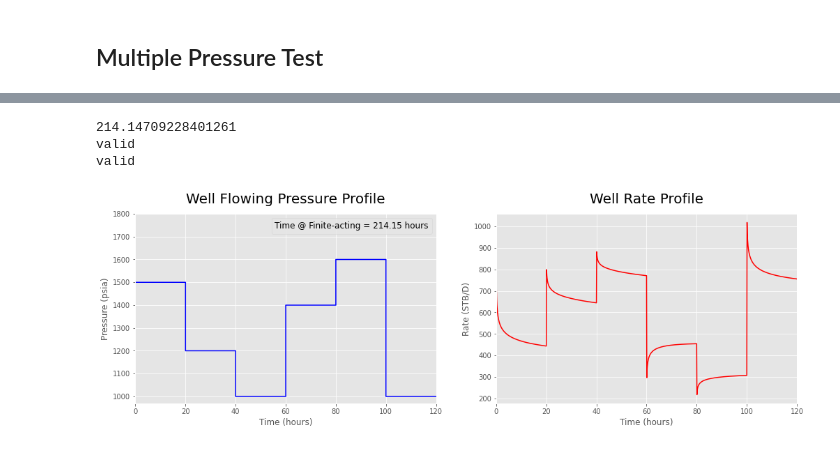
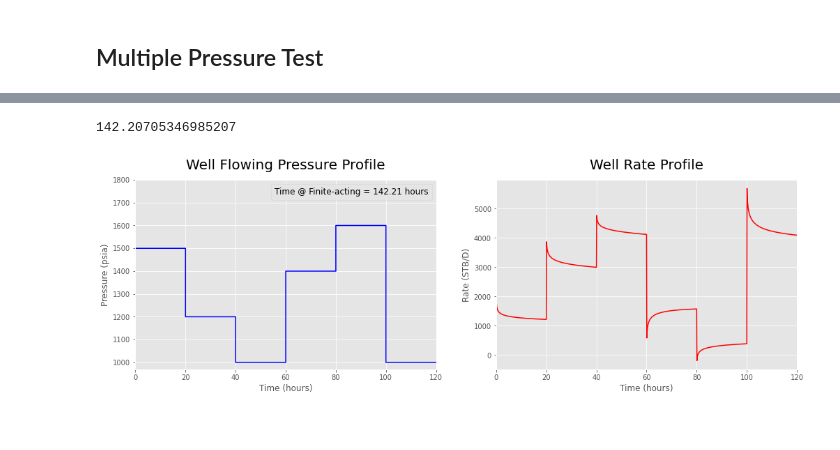
Before and after one commit to yohanesnuwara/pyreservoir, a Jupyter notebook: notebooks/well_transient_response_notebook.ipynb, the cells around one changed output, grey strips where cells are left out. Drawn from its saved outputs; the diff is of its cells as text; code cells hidden in the pictures.

```diff
--- a/notebooks/well_transient_response_notebook.ipynb
+++ b/notebooks/well_transient_response_notebook.ipynb
@@ -74,39 +77,31 @@ valid
 # %%
 # known
-poro = 0.2 # Porosity
-ct = 6E-6 # Total compressibility, sip
-perm = 85 # Permeability, md
-rw = 0.5 # Radius of wellbore, convert inch to ft
-h = 45 # Reservoir thickness, ft
-mu = 4 # Oil viscosity, cp
-re = 2000 # Distance from centre of wellbore to outer reservoir boundary, ft
+poro = 0.15 # Porosity
+ct = 12E-6 # Total compressibility, sip
+perm = 600 # Permeability, md
+rw = 4 * .08333 # Radius of wellbore, convert inch to ft
+h = 32 # Reservoir thickness, ft
+mu = 2 # Oil viscosity, cp
+re = 5000 # Distance from centre of wellbore to outer reservoir boundary, ft
 Bo = 1.333 # Oil FVF, RB/STB
 
 # define initial conditions
-p_initial = 2100 # Initial pressure, psia
+p_initial = 1700 # Initial pressure, psia
 
 # define time step (simulation starts from 0 hour)
 t_step = .1
 
 # define rate steps
-# t_change = np.array([24, 48, 72])
-# p_change = np.array([1500, 1200, 1800])
 t_change = np.array([20, 40, 60, 80, 100, 120])
 p_change = np.array([1500, 1200, 1000, 1400, 1600, 1000])
 
 # calculate time at flow start to behave finite-acting
 t_finite_acting = time_finite_acting(perm, poro, mu, ct, rw, re)
 print(t_finite_acting)
 
-# check validity of using the flow solution approaches
-check_validity('constant_rate', 'infinite', 0.1, rw, re, perm, poro, mu, ct)
-check_validity('constant_rate', 'finite', t_finite_acting, rw, re, perm, poro, mu, ct)
-
 # simulate!
 simulate_multipressure_test(p_initial, t_step, t_change, p_change,
                             re, rw, perm, poro, mu, ct, Bo, h)
 # %% [output]
-214.14709228401261
-valid
-valid
+142.20705346985207
-[figure, old version]
+[figure, new version]
```
Also changed, not shown: parts of 4 cells of this notebook.
